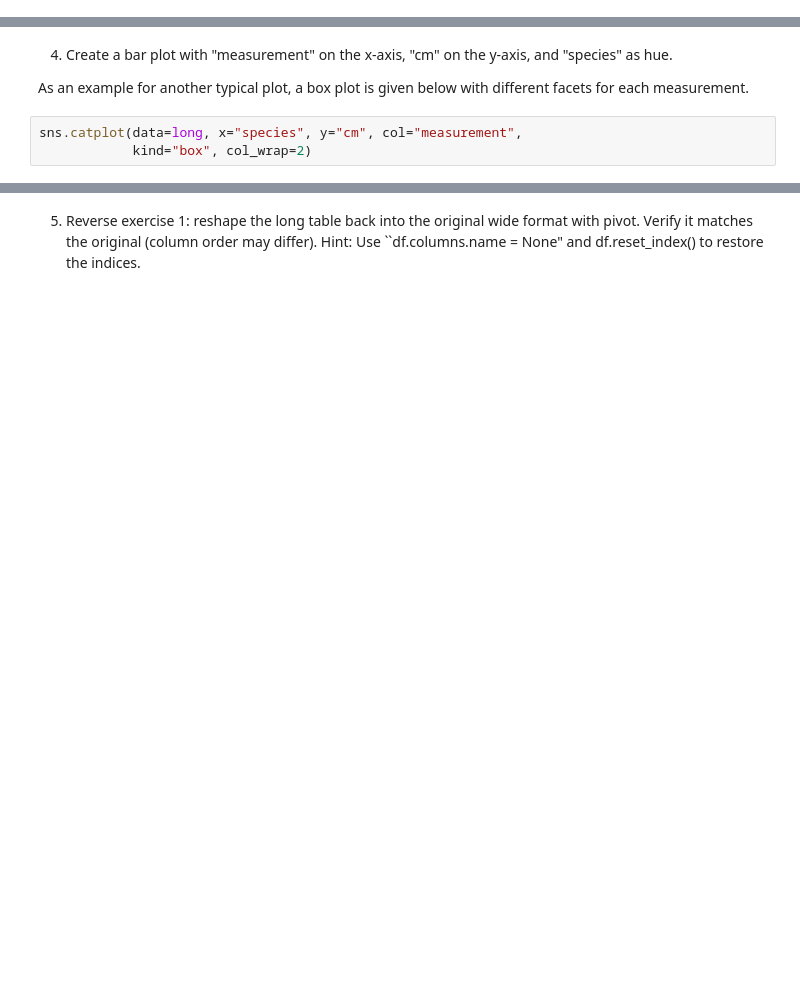
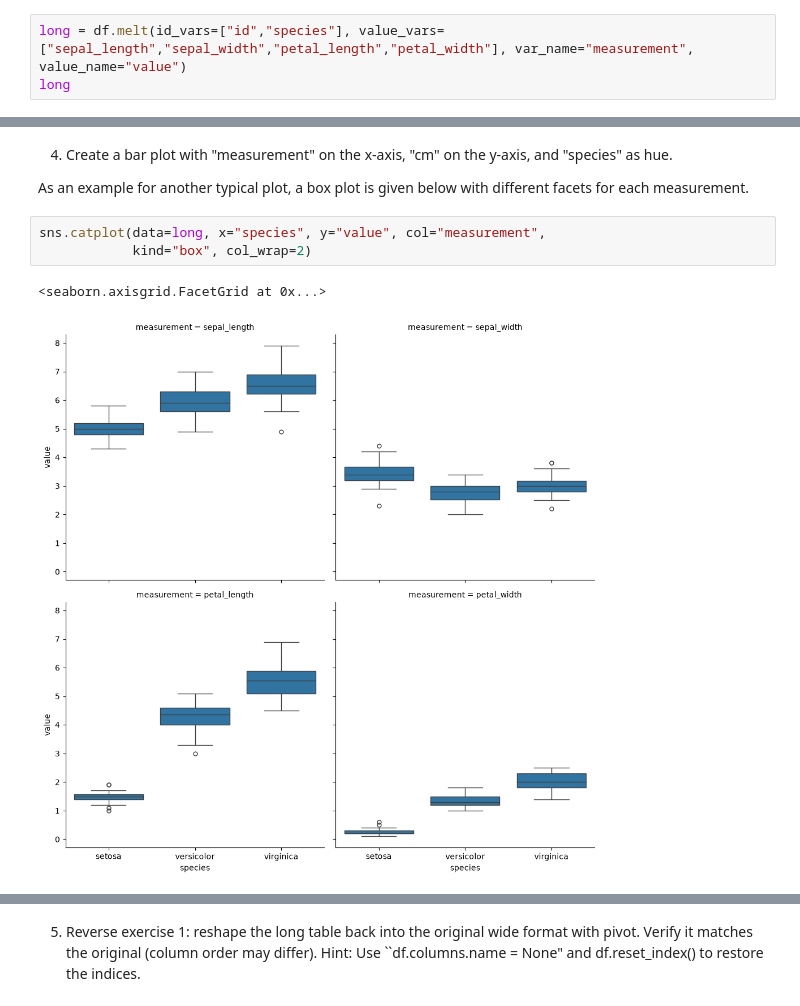
Before and after one commit to chichichi67/ChemicalDataScience103, a Jupyter notebook: lectures/session15/userfolder/Materials(CH)/materials/melt_pivot.ipynb, the cells around one changed output, grey strips where cells are left out. Cells and saved outputs as stored; diff of their text form; blank space fills up the shorter version.

```diff
--- a/lectures/session15/userfolder/Materials(CH)/materials/melt_pivot.ipynb
+++ b/lectures/session15/userfolder/Materials(CH)/materials/melt_pivot.ipynb
@@ -59,2 +111,5 @@ df.head()
 # %% [markdown]
 1) Melt the ``df`` into a long table `long` with the columns "species", "measurement" and "cm".
+# %%
+long = df.melt(id_vars=["id","species"], value_vars=["sepal_length","sepal_width","petal_length","petal_width"], var_name="measurement", value_name="value")
+long
@@ -67,5 +170,8 @@ df.head()
 
 As an example for another typical plot, a box plot is given below with different facets for each measurement.
 # %%
-sns.catplot(data=long, x="species", y="cm", col="measurement",
+sns.catplot(data=long, x="species", y="value", col="measurement",
             kind="box", col_wrap=2)
+# %% [output]
+<seaborn.axisgrid.FacetGrid at 0x...>
+[figure, added]
```
Also changed, not shown: parts of 13 cells of this notebook, 5 other files.
